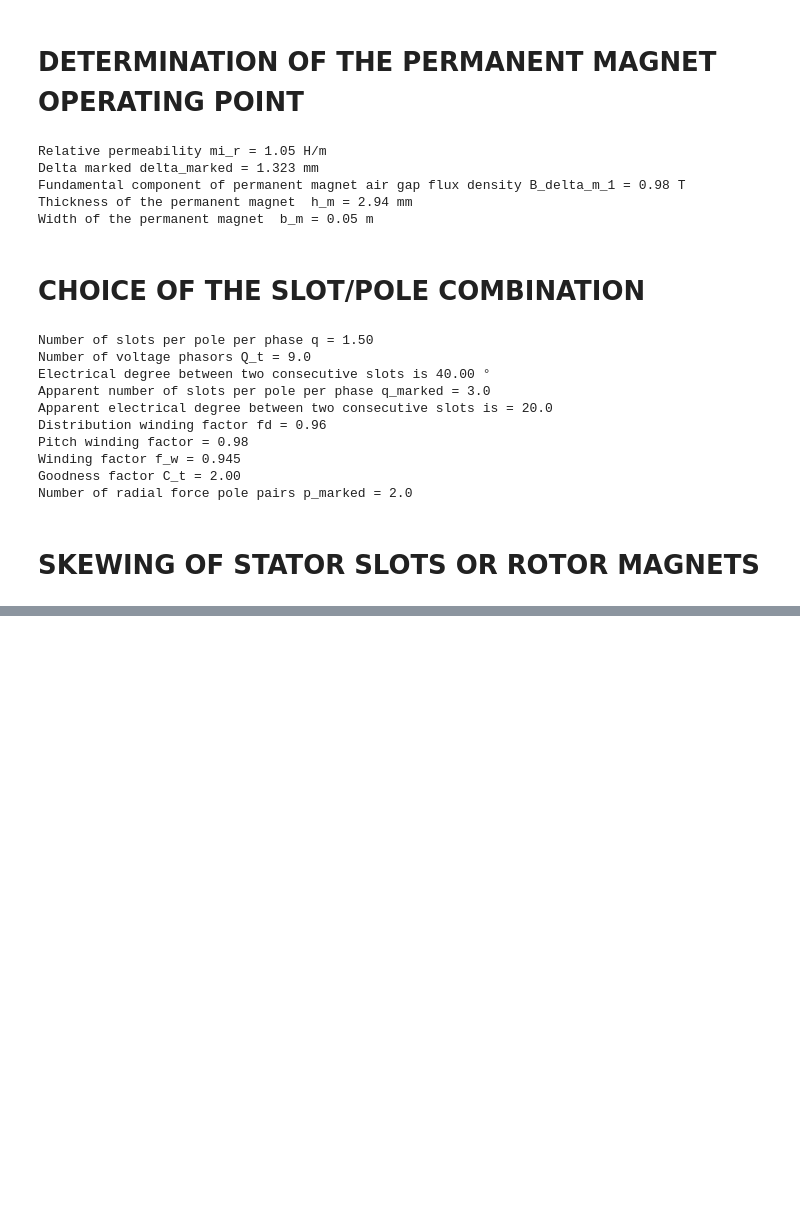
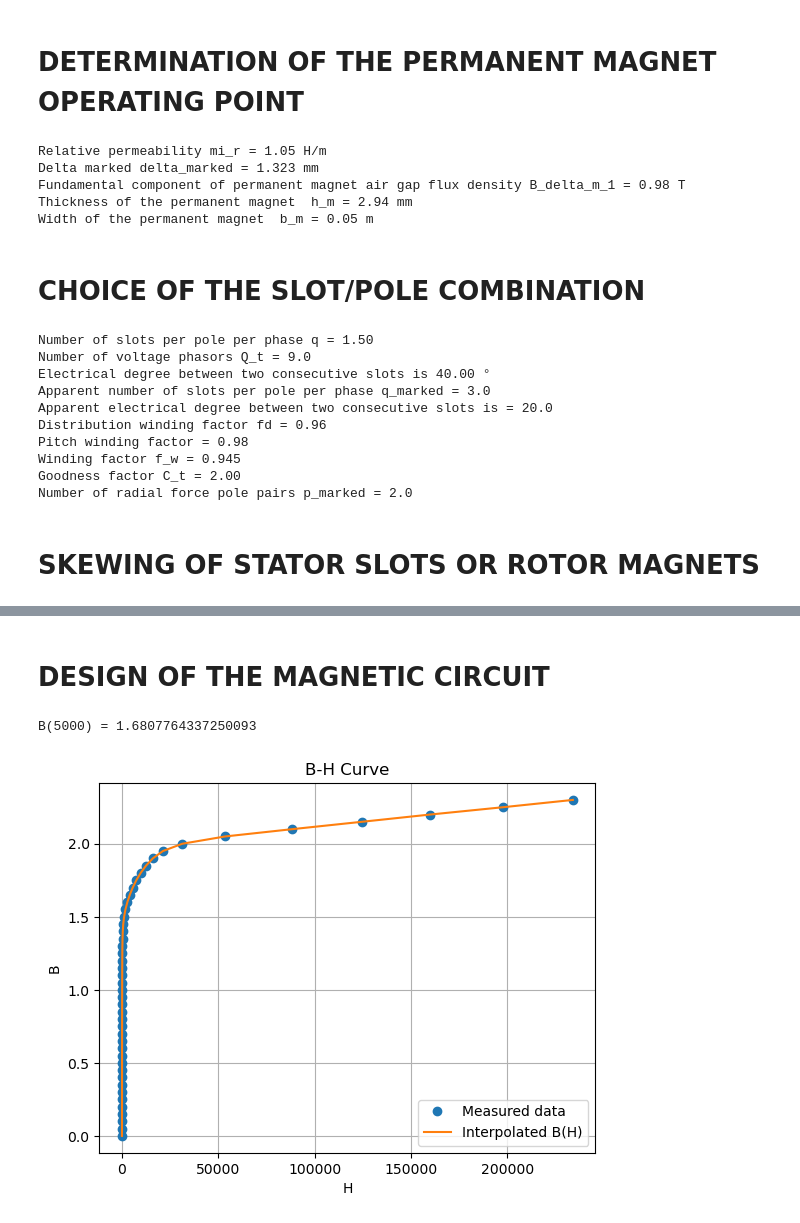
Before and after one commit to rkleva/SMPM-Design, a Jupyter notebook: design_example.ipynb, the cells around one changed output, grey strips where cells are left out. Saved outputs shown, nothing was run; the diff lists cells and outputs as text; code cells hidden in the pictures; blank space fills up the shorter version.

```diff
--- a/design_example.ipynb
+++ b/design_example.ipynb
@@ -174,0 +262,67 @@ Total are of the slot S_slot = 347.5538833214861 mm^2
+# %% [markdown]
+<h1> DESIGN OF THE MAGNETIC CIRCUIT </h1>
+# %%
+import numpy as np
+import matplotlib.pyplot as plt
+from scipy.interpolate import interp1d
+
+# -------------------------
+# Raw data
+# Column 1: B
+# Column 2: H
+# -------------------------
+B = np.array([
+    0.000000,0.050000,0.100000,0.150000,0.200000,0.250000,0.300000,0.350000,
+    0.400000,0.450000,0.500000,0.550000,0.600000,0.650000,0.700000,0.750000,
+    0.800000,0.850000,0.900000,0.950000,1.000000,1.050000,1.100000,1.150000,
+    1.200000,1.250000,1.300000,1.350000,1.400000,1.450000,1.500000,1.550000,
+    1.600000,1.650000,1.700000,1.750000,1.800000,1.850000,1.900000,1.950000,
+    2.000000,2.050000,2.100000,2.150000,2.200000,2.250000,2.300000
+])
+
+H = np.array([
+    0.000000,15.120714,22.718292,27.842733,31.871434,35.365044,38.600588,
+    41.736202,44.873979,48.087807,51.437236,54.975221,58.752993,62.823644,
+    67.245285,72.084406,77.420100,83.350021,89.999612,97.537353,106.201406,
+    116.348464,128.547329,143.765431,163.754169,191.868158,234.833507,
+    306.509769,435.255202,674.911968,1108.325569,1813.085468,2801.217421,
+    4053.653117,5591.106890,7448.318413,9708.815670,12486.931615,
+    16041.483644,21249.420624,31313.495878,53589.446877,88477.484601,
+    124329.410540,159968.569300,197751.604272,234024.751347
+])
+
+# -------------------------
+# Interpolation: B(H)
+# -------------------------
+B_from_H = interp1d(
+    H,
+    B,
+    kind='linear',          # 'cubic' or 'pchip' optional
+    fill_value="extrapolate"
+)
+H_from_B = interp1d(
+    B,
+    H,
+    kind='linear', fill_value="extrapolate"
+)
+
+# Example usage
+H_test = 5000
+print(f"B({H_test}) = {B_from_H(H_test)}")
+
+# -------------------------
+# Plot (H on x-axis, B on y-axis)
+# -------------------------
+plt.figure()
+plt.plot(H, B, 'o', label='Measured data')
+plt.plot(H, B_from_H(H), '-', label='Interpolated B(H)')
+
+plt.xlabel("H")
+plt.ylabel("B")
+plt.title("B-H Curve")
+plt.grid(True)
+plt.legend()
+plt.show()
+# %% [output]
+B(5000) = 1.6807764337250093
+[figure, added]
```
Also changed, not shown: parts of 12 cells of this notebook.
